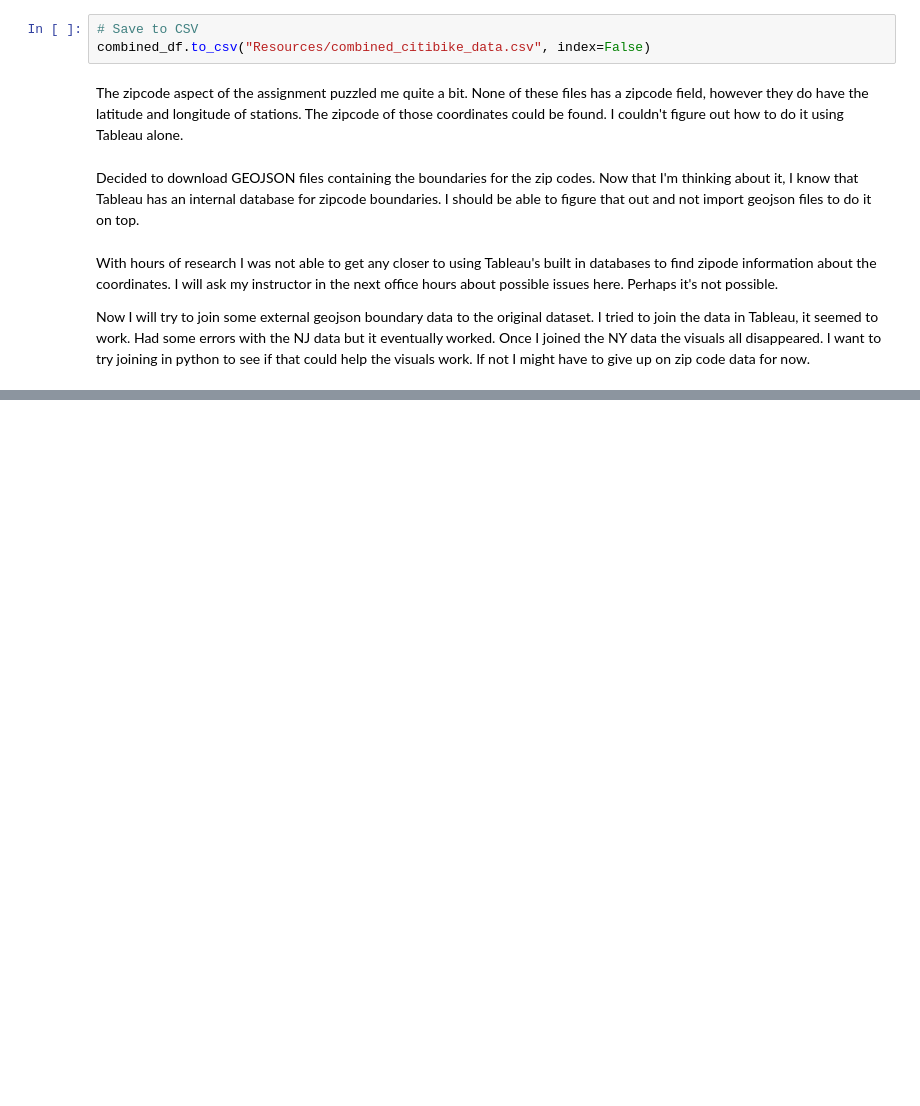
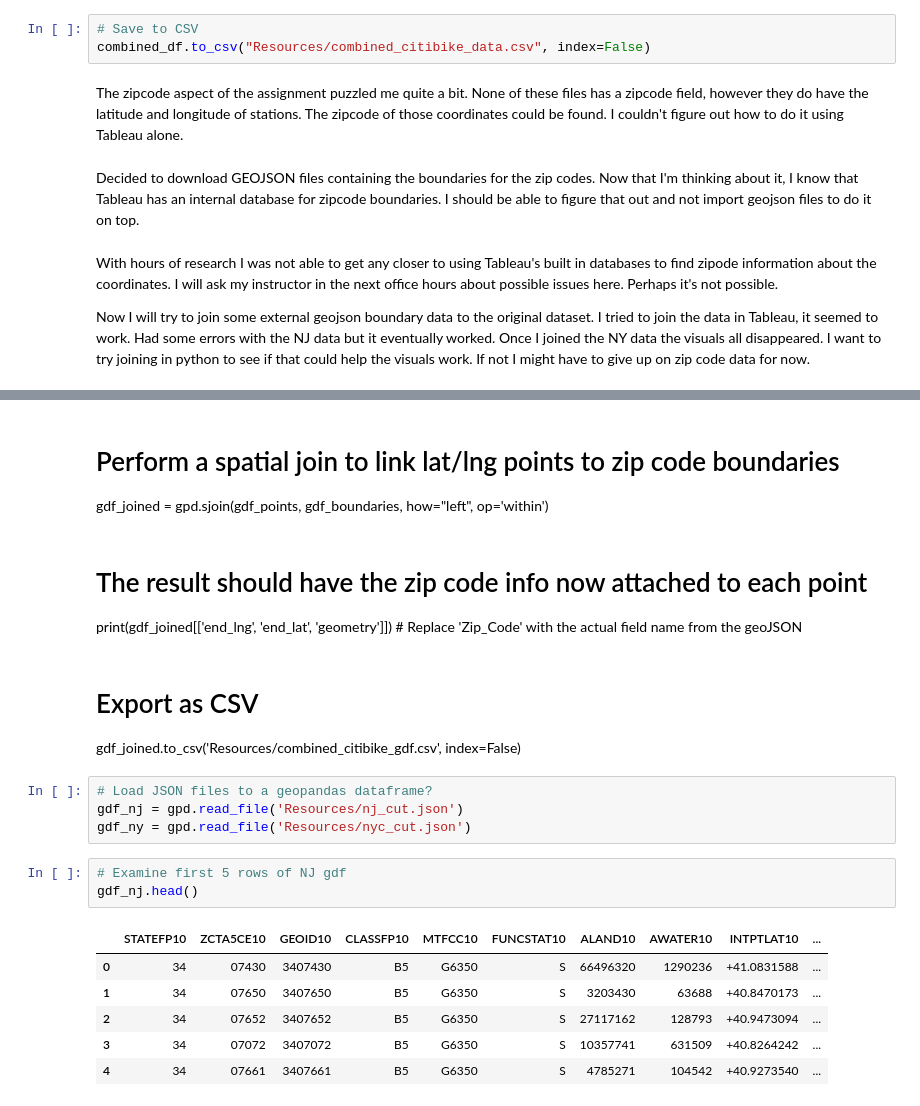
Before and after one commit to nickbartram/citi-bike-tableau, a Jupyter notebook: main.ipynb, the cells around one changed output, grey strips where cells are left out. Drawn from its saved outputs; the diff is of its cells as text; blank space fills up the shorter version.

Commit message:
Massive push, might not work, first draft done-ish

```diff
--- a/main.ipynb
+++ b/main.ipynb
@@ -44,0 +56,24 @@ Now I will try to join some external geojson boundary data to the original datas
+# %% [markdown]
+# Perform a spatial join to link lat/lng points to zip code boundaries
+gdf_joined = gpd.sjoin(gdf_points, gdf_boundaries, how="left", op='within')
+# %% [markdown]
+
+# The result should have the zip code info now attached to each point
+print(gdf_joined[['end_lng', 'end_lat', 'geometry']])  # Replace 'Zip_Code' with the actual field name from the geoJSON
+# %% [markdown]
+# Export as CSV
+gdf_joined.to_csv('Resources/combined_citibike_gdf.csv', index=False)
+# %%
+# Load JSON files to a geopandas dataframe?
+gdf_nj = gpd.read_file('Resources/nj_cut.json')
+gdf_ny = gpd.read_file('Resources/nyc_cut.json')
+# %%
+# Examine first 5 rows of NJ gdf
+gdf_nj.head()
+# %% [output]
+|  | STATEFP10 | ZCTA5CE10 | GEOID10 | CLASSFP10 | MTFCC10 | FUNCSTAT10 | ALAND10 | AWATER10 | INTPTLAT10 | ... |
+| 0 | 34 | 07430 | 3407430 | B5 | G6350 | S | 66496320 | 1290236 | +41.0831588 | ... |
+| 1 | 34 | 07650 | 3407650 | B5 | G6350 | S | 3203430 | 63688 | +40.8470173 | ... |
+| 2 | 34 | 07652 | 3407652 | B5 | G6350 | S | 27117162 | 128793 | +40.9473094 | ... |
+| 3 | 34 | 07072 | 3407072 | B5 | G6350 | S | 10357741 | 631509 | +40.8264242 | ... |
+| 4 | 34 | 07661 | 3407661 | B5 | G6350 | S | 4785271 | 104542 | +40.9273540 | ... |
```
Also changed, not shown: parts of 32 cells of this notebook, 31 other files.
